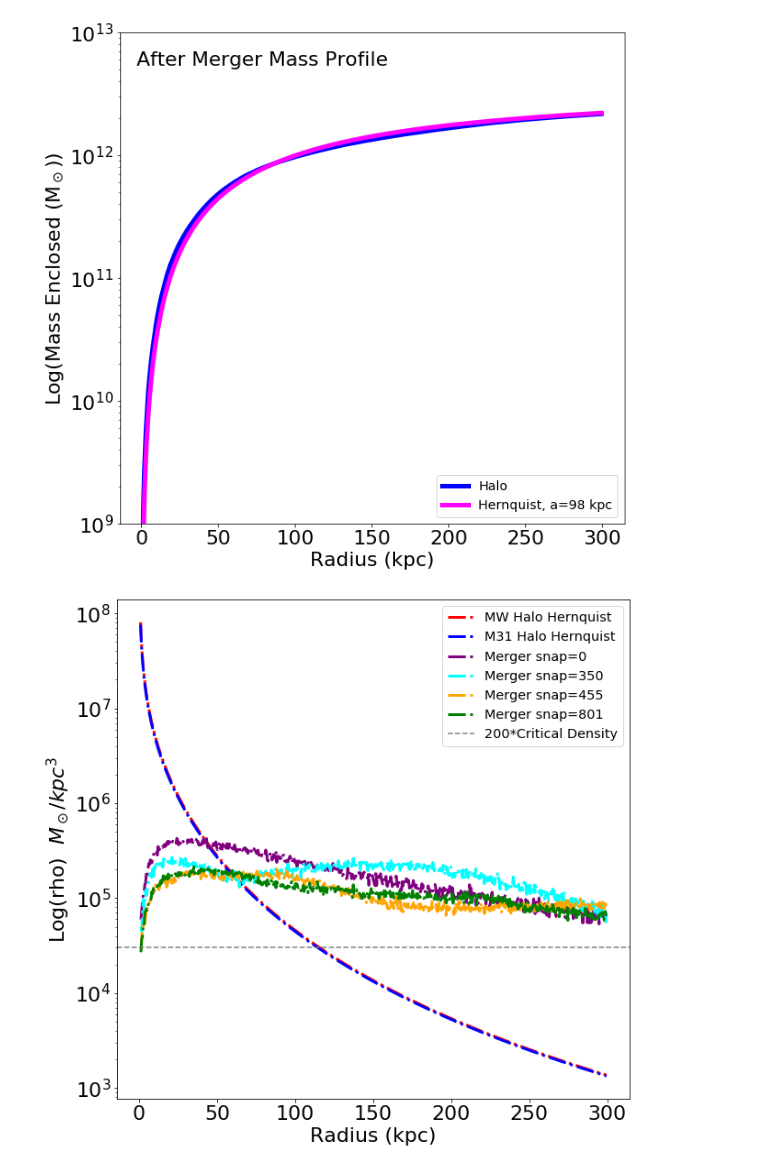
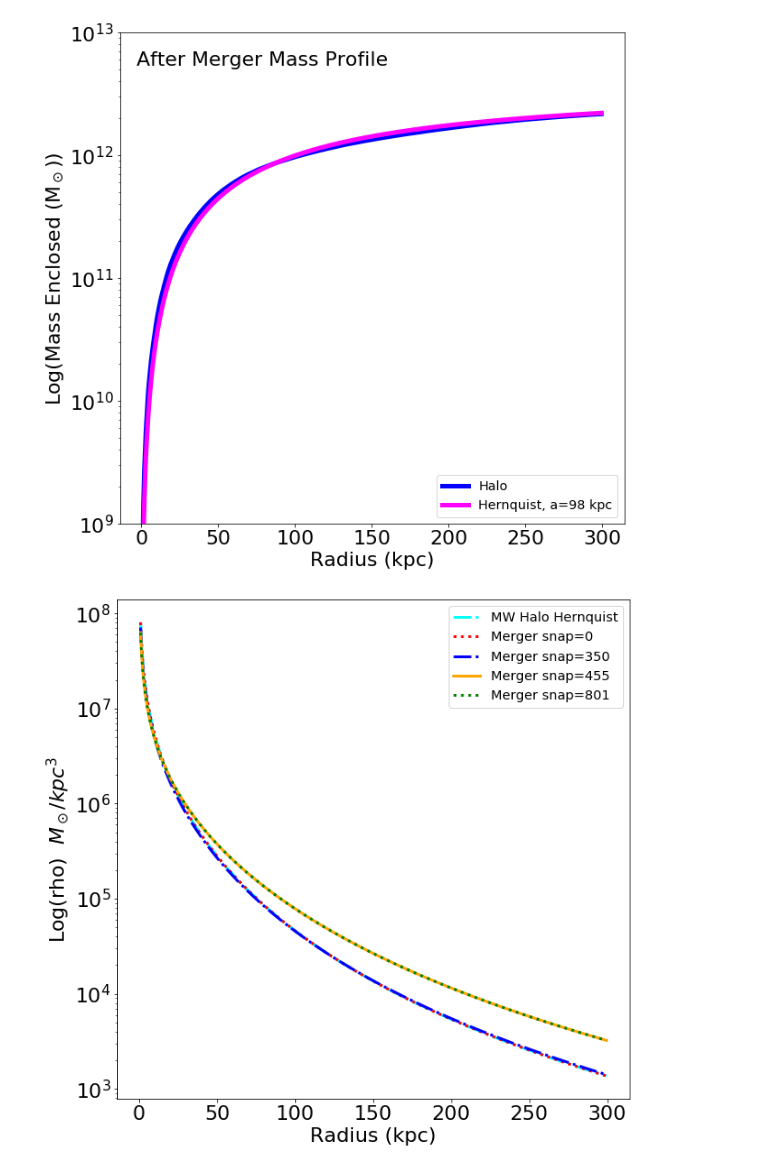
Before and after one commit to yuanjea/400B_hew, a Jupyter notebook: ResearchAssignment/ResearchAssignment5/ASTR400B_ResearchAssignment5.ipynb, the cells around one changed output. Drawn from its saved outputs; the diff is of its cells as text; code cells hidden in the pictures.

Commit message:
plot updates and Concentration Parameter

```diff
--- a/ResearchAssignment/ResearchAssignment5/ASTR400B_ResearchAssignment5.ipynb
+++ b/ResearchAssignment/ResearchAssignment5/ASTR400B_ResearchAssignment5.ipynb
@@ -64,11 +64,11 @@ $\rho(r) = \frac{M_{halo}}{2\pi} \frac{a}{r(r+a)^3}$
 # %%
 # From Lab 3:
 # Function that returns the Hernquist profile
-#def Hernquist(r,a,Mhalo):
+def Hernquist(r,a,Mhalo):
 # Input:  Radius (kpc), Hernquist Scale Length (kpc), Total Mass (1e12 Msun)
 # Defaults for scale length is 60 kpc, Default for Halo Mass is for MW from Assignment 3
 # Returns: Density in units of Msun/kpc^3
-    #return ((Mhalo*a)/(2*np.pi*r*(r+a)**3))
+    return ((Mhalo*a)/(2*np.pi*r*(r+a)**3))
 # %%
 # Set Critical Density (rho_crit) as a Global Variable
 # rho_crit = (3.3e11 * 0.6781^2) / 10^9
@@ -400,7 +416,7 @@ def rho_Hernquist(a,Mhalo):
 # Input:  Radius (kpc), Hernquist Scale Length (kpc), Total Mass (1e12 Msun)
 # Defaults for scale length is 60 kpc, Default for Halo Mass is for MW from Assignment 3
 # Returns: Density in units of Msun/kpc^3
-    return ((Mhalo[1:]-Mhalo[:-1])*a)/(2*np.pi*(R[1:]-R[:-1])*((R[1:]-R[:-1])+a)**3)
+    return (Mhalo*a)/(2*np.pi*R*(R+a)**3)
 # %%
 #From Lab 6:
 # Plot the Halo Density Profile vs
@@ -420,52 +436,52 @@ ax = plt.subplot(111)
 # Hernquist Profile for MW
 a_MW = 61 #(obtained from HW#5)
 MW_Mhalo = 1.975e12*u.Msun #(obtained from HW#3)
-plt.semilogy(R,Hernquist(R,a_MW,MW_Mhalo), color='red', linestyle="-.",linewidth=3, label='MW Halo Hernquist')
+plt.semilogy(R,Hernquist(R,a_MW,MW_Mhalo), color='cyan', linestyle="-.",linewidth=3, label='MW Halo Hernquist')
 
 # Hernquist Profile for M31
 a_M31 = 62 #(obtained from HW#5)
 M31_Mhalo = 1.921e12*u.Msun #(obtained from HW#3)
-plt.semilogy(R,Hernquist(R,a_M31,M31_Mhalo), color='blue', linestyle="-.",linewidth=3, label='M31 Halo Hernquist')
+#plt.semilogy(R,Hernquist(R,a_M31,M31_Mhalo), color='blue', linestyle="-.",linewidth=3, label='M31 Halo Hernquist')
 
 
 #BC = plt.semilogy((R[1:]+R[:-1])/2.0,(Mhalo_0[1:]-Mhalo_0[:-1])/((4/3)*np.pi*(R[1:]**3-R[:-1]**3)), color='purple', linestyle="-.",linewidth=3, label='Merger snap=0')
 
 # Radius
-r = (R[1:]+R[:-1])/2.0
+#r = (R[1:]+R[:-1])/2.0
 
 # Hernquist Local Density Profile for Halo Merger
-# Before Collision
-plt.semilogy(r,rho_Hernquist(a_0,Mhalo_0), color='purple', linestyle="-.",linewidth=3, label='Merger snap=0')
+# Before Collisions
+plt.semilogy(R,rho_Hernquist(a_0,MtotMW), color='red', linestyle=":",linewidth=3, label='Merger snap=0')
+plt.semilogy(R,rho_Hernquist(a_1a,MtotMW), color='blue', linestyle="-.",linewidth=3, label='Merger snap=350')
 # During Collisions
-plt.semilogy(r,rho_Hernquist(a_1a,Mhalo_1a), color='cyan', linestyle="-.",linewidth=3, label='Merger snap=350')
-plt.semilogy(r,rho_Hernquist(a_1,Mhalo_1), color='orange', linestyle="-.",linewidth=3, label='Merger snap=455')
+plt.semilogy(R,rho_Hernquist(a_1,MtotMerger), color='orange', linestyle="-",linewidth=3, label='Merger snap=455')
 # After Collision
-plt.semilogy(r,rho_Hernquist(a_2,Mhalo_2), color='green', linestyle="-.",linewidth=3, label='Merger snap=801')
+plt.semilogy(R,rho_Hernquist(a_2,MtotMerger), color='green', linestyle=":",linewidth=3, label='Merger snap=801')
 
 # 200*Critical Denisty
-plt.axhline(y=rho_crit*200, color = 'grey', linestyle="--", label = '200*Critical Density')
+#plt.axhline(y=rho_crit*200, color = 'grey', linestyle="--", label = '200*Critical Density')
 
 
 # axis limits
 #plt.xlim(0,1000)
 
 
 #adjust tick label font size
 label_size = 22
 matplotlib.rcParams['xtick.labelsize'] = label_size
 matplotlib.rcParams['ytick.labelsize'] = label_size
 
 
 # Add axis labels
 plt.xlabel('Radius (kpc)', fontsize=22)
 #plt.ylabel('Log(I)  $L_\odot/kpc^2$', fontsize=22)
 plt.ylabel('Log(rho)  $M_\odot/kpc^3$', fontsize=22)
 
 
 
 
 # add a legend with some customizations.
 legend = ax.legend(loc='upper right',fontsize='x-large')
 # %% [output]
-[figure, old version]
+[figure, new version]
 # %% [markdown]
```
Also changed, not shown: parts of 9 cells of this notebook.
